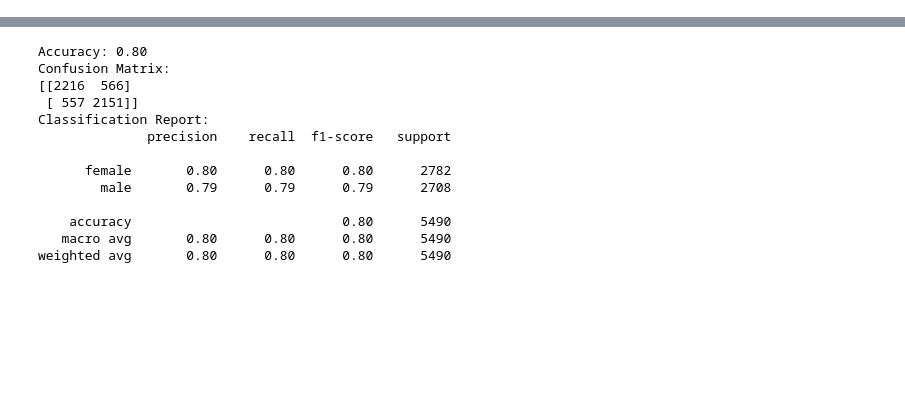
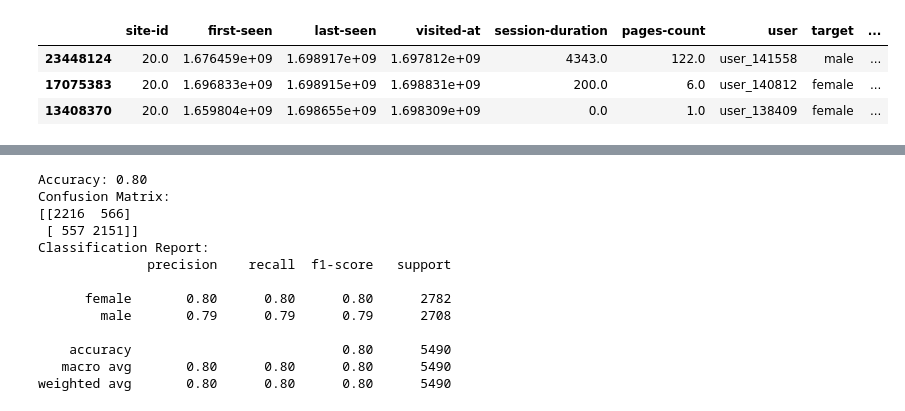
Before and after one commit to loseff-n/flocktory, a Jupyter notebook: id_replace.ipynb, the cells around one changed output, grey strips where cells are left out. Drawn from its saved outputs; the diff is of its cells as text; code cells hidden in the pictures; blank space fills up the shorter version.

```diff
--- a/id_replace.ipynb
+++ b/id_replace.ipynb
@@ -136,3 +225,12 @@ def replace_site_id(df):
 data_path = "flocktory/data/"
 dataset_type = "val"
 data = read_json(data_path, dataset_type)
+# %%
+visits = parse_visits(data)
+# %%
+visits.sample(3)
+# %% [output]
+|  | site-id | first-seen | last-seen | visited-at | session-duration | pages-count | user | target | ... |
+| 23448124 | 20.0 | 1.676459e+09 | 1.698917e+09 | 1.697812e+09 | 4343.0 | 122.0 | user_141558 | male | ... |
+| 17075383 | 20.0 | 1.696833e+09 | 1.698915e+09 | 1.698831e+09 | 200.0 | 6.0 | user_140812 | female | ... |
+| 13408370 | 20.0 | 1.659804e+09 | 1.698655e+09 | 1.698309e+09 | 0.0 | 1.0 | user_138409 | female | ... |
```
Also changed, not shown: parts of 54 cells of this notebook, 1 other file.
